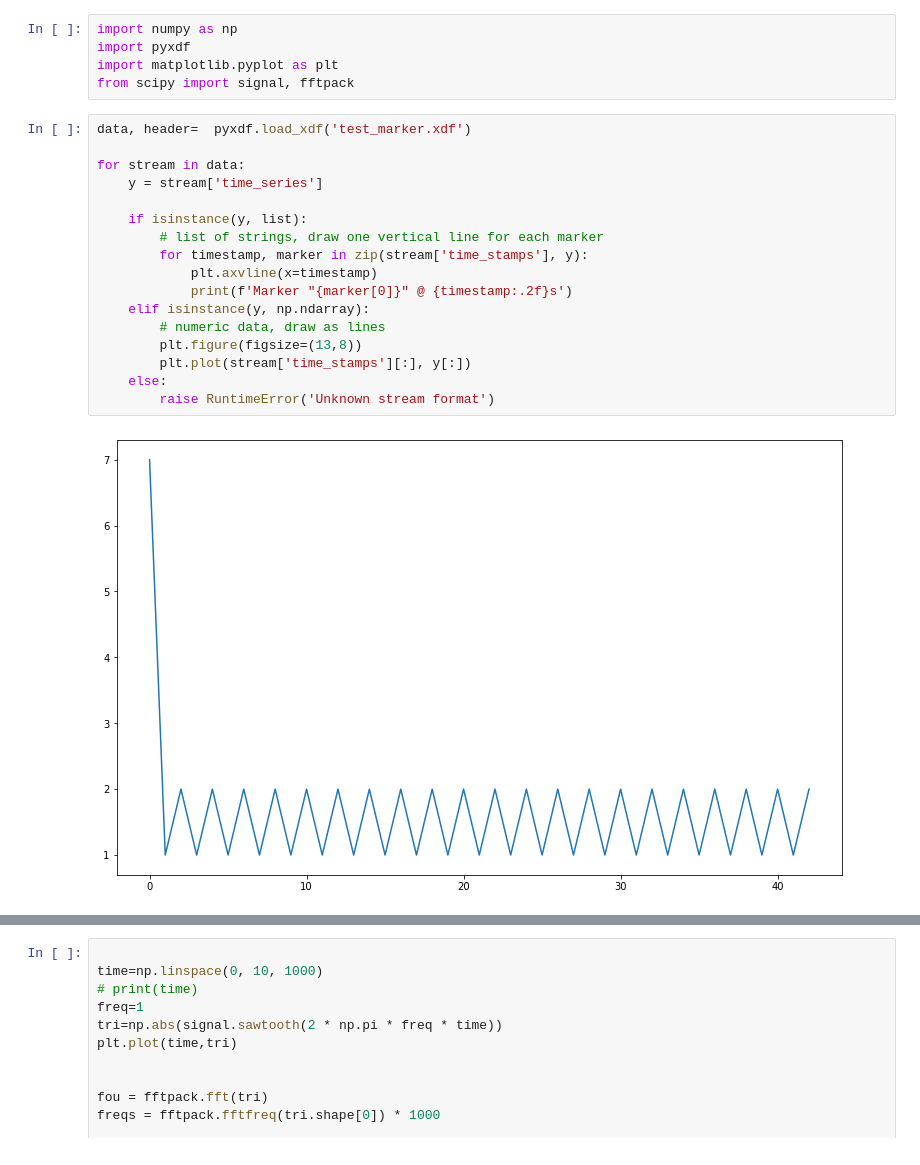
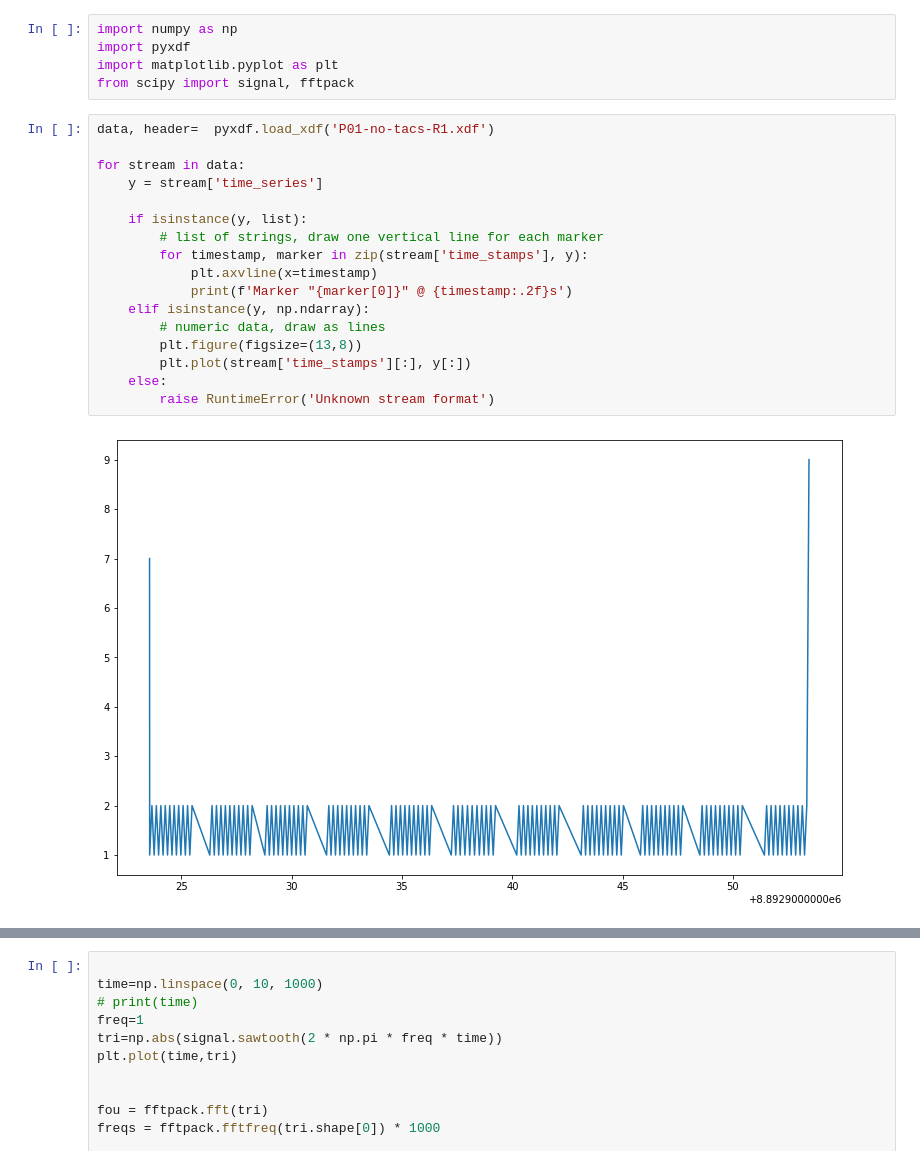
Before and after one commit to Vincentvjj/opm_tacs_flicker, a Jupyter notebook: marker_reader.ipynb, the cells around one changed output, grey strips where cells are left out. Saved outputs shown, nothing was run; the diff lists cells and outputs as text.

```diff
--- a/marker_reader.ipynb
+++ b/marker_reader.ipynb
@@ -4,21 +4,21 @@ import pyxdf
 import matplotlib.pyplot as plt
 from scipy import signal, fftpack
 # %%
-data, header=  pyxdf.load_xdf('test_marker.xdf')
+data, header=  pyxdf.load_xdf('P01-no-tacs-R1.xdf')
 
 for stream in data:
     y = stream['time_series']
 
     if isinstance(y, list):
         # list of strings, draw one vertical line for each marker
         for timestamp, marker in zip(stream['time_stamps'], y):
             plt.axvline(x=timestamp)
             print(f'Marker "{marker[0]}" @ {timestamp:.2f}s')
     elif isinstance(y, np.ndarray):
         # numeric data, draw as lines
         plt.figure(figsize=(13,8))
         plt.plot(stream['time_stamps'][:], y[:])
     else:
         raise RuntimeError('Unknown stream format')
 # %% [output]
-[figure, old version]
+[figure, new version]
```
Also changed, not shown: parts of 6 cells of this notebook, 11 other files.
